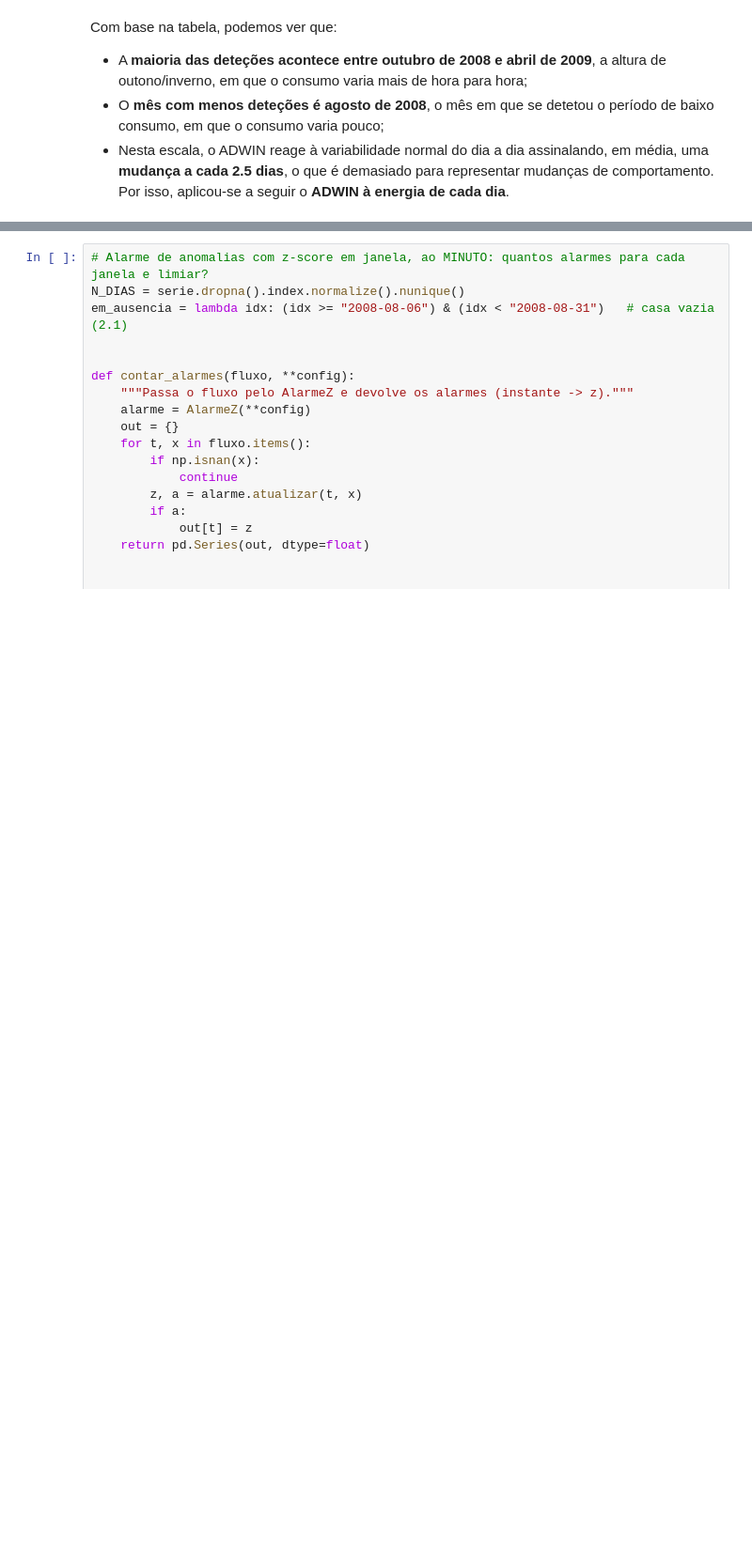
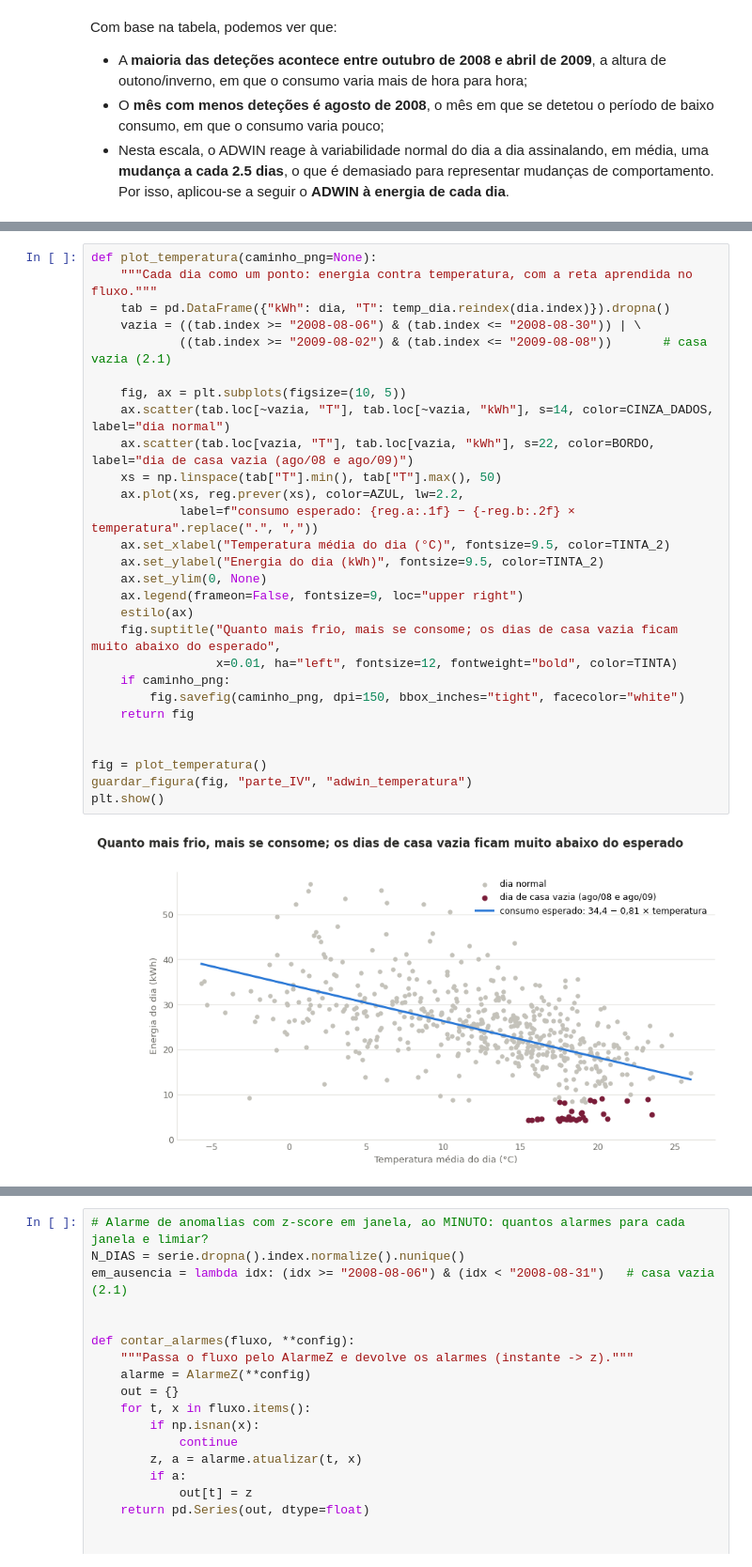
Before and after one commit to leonorrebola9/LusoEnergy_Project, a Jupyter notebook: 03_parte_IV.ipynb, the cells around one changed output, grey strips where cells are left out. Shown at 94% size. Drawn from its saved outputs; the diff is of its cells as text; blank space fills up the shorter version.

```diff
--- a/03_parte_IV.ipynb
+++ b/03_parte_IV.ipynb
@@ -379,0 +465,30 @@ plt.show()
+# %%
+def plot_temperatura(caminho_png=None):
+    """Cada dia como um ponto: energia contra temperatura, com a reta aprendida no fluxo."""
+    tab = pd.DataFrame({"kWh": dia, "T": temp_dia.reindex(dia.index)}).dropna()
+    vazia = ((tab.index >= "2008-08-06") & (tab.index <= "2008-08-30")) | \
+            ((tab.index >= "2009-08-02") & (tab.index <= "2009-08-08"))       # casa vazia (2.1)
+
+    fig, ax = plt.subplots(figsize=(10, 5))
+    ax.scatter(tab.loc[~vazia, "T"], tab.loc[~vazia, "kWh"], s=14, color=CINZA_DADOS, label="dia normal")
+    ax.scatter(tab.loc[vazia, "T"], tab.loc[vazia, "kWh"], s=22, color=BORDO, label="dia de casa vazia (ago/08 e ago/09)")
+    xs = np.linspace(tab["T"].min(), tab["T"].max(), 50)
+    ax.plot(xs, reg.prever(xs), color=AZUL, lw=2.2,
+            label=f"consumo esperado: {reg.a:.1f} − {-reg.b:.2f} × temperatura".replace(".", ","))
+    ax.set_xlabel("Temperatura média do dia (°C)", fontsize=9.5, color=TINTA_2)
+    ax.set_ylabel("Energia do dia (kWh)", fontsize=9.5, color=TINTA_2)
+    ax.set_ylim(0, None)
+    ax.legend(frameon=False, fontsize=9, loc="upper right")
+    estilo(ax)
+    fig.suptitle("Quanto mais frio, mais se consome; os dias de casa vazia ficam muito abaixo do esperado",
+                 x=0.01, ha="left", fontsize=12, fontweight="bold", color=TINTA)
+    if caminho_png:
+        fig.savefig(caminho_png, dpi=150, bbox_inches="tight", facecolor="white")
+    return fig
+
+
+fig = plot_temperatura()
+guardar_figura(fig, "parte_IV", "adwin_temperatura")
+plt.show()
+# %% [output]
+[figure, added]
```
Also changed, not shown: parts of 28 cells of this notebook.
